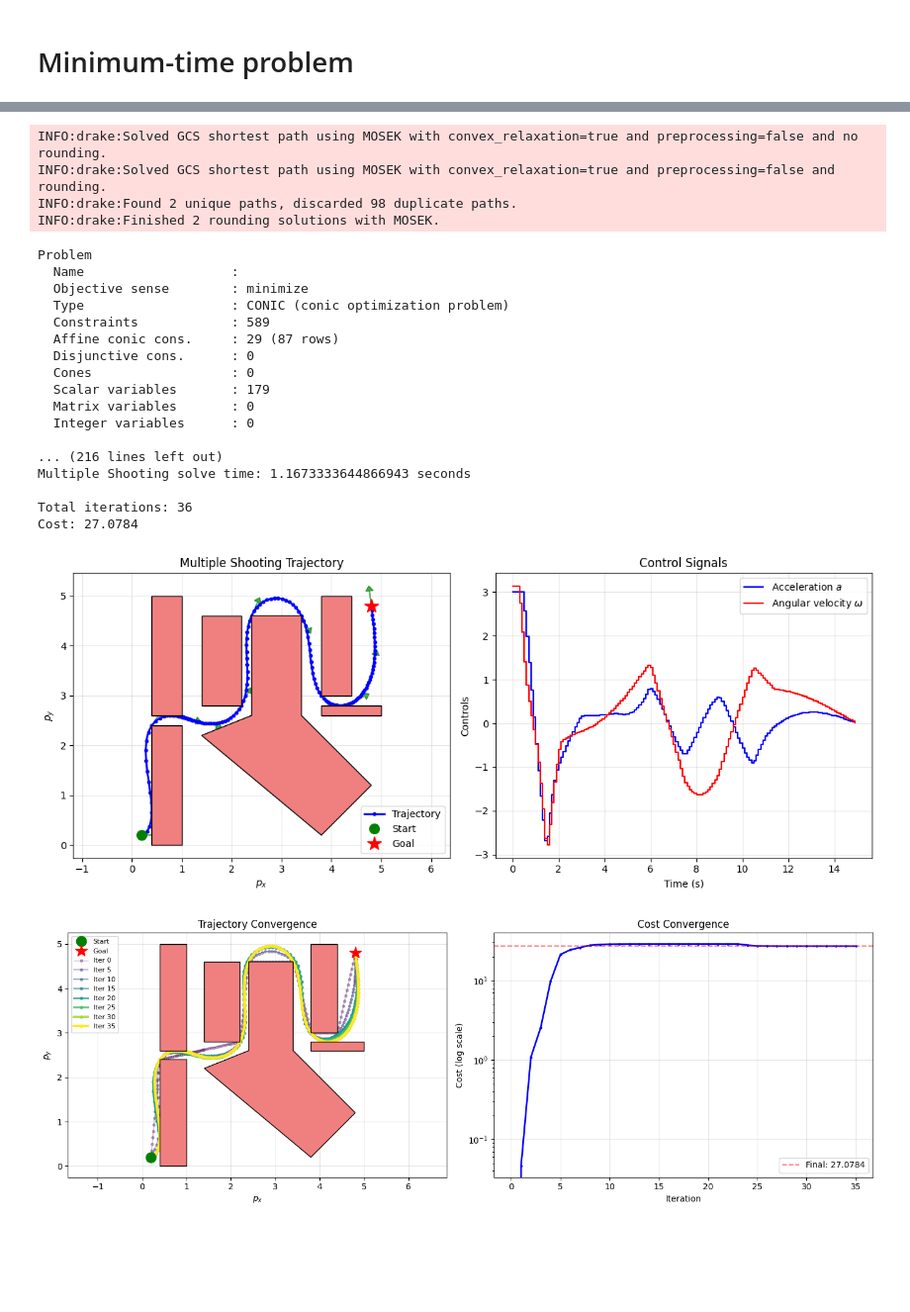
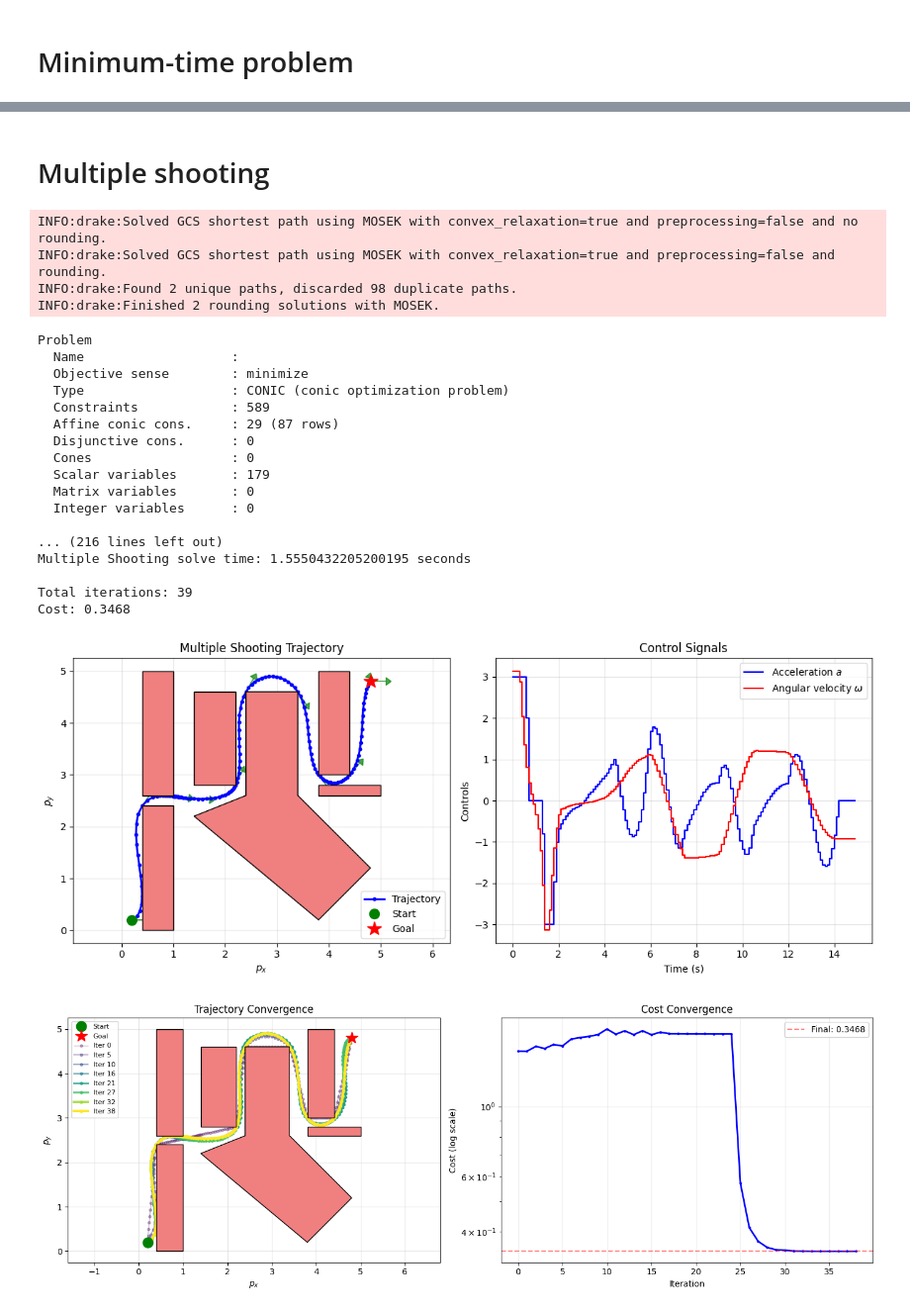
Before and after one commit to dang-khoa-2k4/gcs-science-robotics, a Jupyter notebook: reproduction/min_length_vs_min_time.ipynb, the cells around one changed output, grey strips where cells are left out. Shown at 99% size. Drawn from its saved outputs; the diff is of its cells as text; code cells hidden in the pictures; blank space fills up the shorter version.

Commit message:
[FEAT]: add time cost to cost function

```diff
--- a/reproduction/min_length_vs_min_time.ipynb
+++ b/reproduction/min_length_vs_min_time.ipynb
@@ -311,5 +311,7 @@ Solved in 3.21 seconds.
 [figure]
 [figure]
+# %% [markdown]
+# Multiple shooting
 # %%
 def solve_multiple_shooting():
 
@@ -321,48 +323,51 @@ def solve_multiple_shooting():
 
     gcs.setSolver(MosekSolver())
     gcs.setPaperSolverOptions()
+    gcs.addLimitControl({'a_max': 3.0, 'omega_max': np.pi, 'dt_min': 1e-2, 'dt_max': 0.5})
+    gcs.addWeightsCost({'a': 1e-1, 'omega': 1.0, 'time': 1.0})
 
+    gcs.setMSParams(dt=1e-1, intervals_per_region=15)
     # Truyền obstacles vào SolvePath để visualize
     start_time = time.time()
     traj, result = gcs.SolvePath(relaxation)
     end_time = time.time()
     print(f"Multiple Shooting solve time: {end_time - start_time} seconds")
 
-    x_start_4d = np.array([x_start[0], x_start[1], 0.0, 0.0])
-    x_goal_4d = np.array([x_goal[0], x_goal[1], 0.0, 0.0])
+    state_start = np.array([x_start[0], x_start[1], 2.0, 0.0])
+    state_goal = np.array([x_goal[0], x_goal[1], 2.0, 0.0])
 
     # Visualize với iteration history
     if traj is not None and 'iteration_history' in traj and len(traj['iteration_history']) > 1:
-        gcs.visualize_ms_result(traj, x_start_4d, x_goal_4d,
+        gcs.visualize_ms_result(traj, state_start, state_goal,
                             obstacles=obstacles,
                             iteration_history=traj['iteration_history'],
                             save_path='ms_gcs_result',
-                            show=False)
+                            show=True)
 
     return traj, result
 
 traj, result = solve_multiple_shooting()
 # %% [output]
 INFO:drake:Solved GCS shortest path using MOSEK with convex_relaxation=true and preprocessing=false and no rounding.
 INFO:drake:Solved GCS shortest path using MOSEK with convex_relaxation=true and preprocessing=false and rounding.
 INFO:drake:Found 2 unique paths, discarded 98 duplicate paths.
 INFO:drake:Finished 2 rounding solutions with MOSEK.
 Problem
   Name                   :
   Objective sense        : minimize
   Type                   : CONIC (conic optimization problem)
   Constraints            : 589
   Affine conic cons.     : 29 (87 rows)
   Disjunctive cons.      : 0
   Cones                  : 0
   Scalar variables       : 179
   Matrix variables       : 0
   Integer variables      : 0
 
 ... (216 lines left out)
-Multiple Shooting solve time: 1.1673333644866943 seconds
+Multiple Shooting solve time: 1.5550432205200195 seconds
 
-Total iterations: 36
-Cost: 27.0784
+Total iterations: 39
+Cost: 0.3468
-[figure, old version]
+[figure, new version]
-[figure, old version]
+[figure, new version]
```
Also changed, not shown: parts of 3 cells of this notebook, 8 other files.
